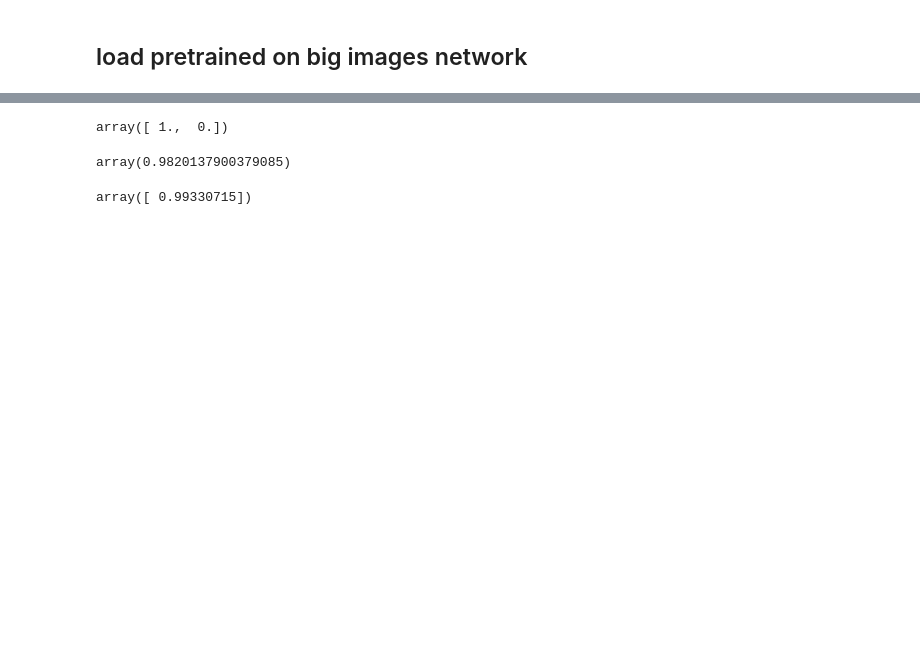
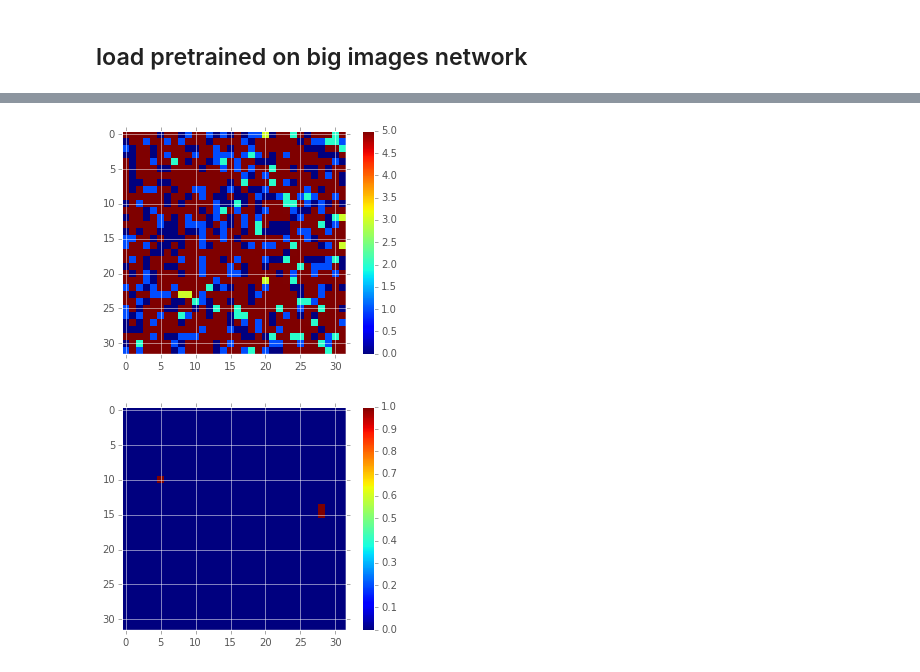
Before and after one commit to Aelphy/muon_trigger, a Jupyter notebook: evals/Complexity estimation.ipynb, the cells around one changed output, grey strips where cells are left out. Saved outputs shown, nothing was run; the diff lists cells and outputs as text; code cells hidden in the pictures; blank space fills up the shorter version.

```diff
--- a/evals/Complexity estimation.ipynb
+++ b/evals/Complexity estimation.ipynb
@@ -201,12 +280,11 @@ array([ 0.05026699,  1.        ])
-# %%
-recall
-# %% [output]
-array([ 1.,  0.])
-# %%
-sigmoid(4)
-# %% [output]
-array(0.9820137900379085)
-# %%
-thr
-# %% [output]
-array([ 0.99330715])
+# %%
+plt.imshow(get_target(x_val)[8, 0], interpolation='none')
+plt.colorbar()
+plt.show()
+
+plt.imshow(get_target(y_val)[8, 0], interpolation='none')
+plt.colorbar()
+plt.show()
+# %% [output]
+[figure, added]
+[figure, added]
```
Also changed, not shown: parts of 35 cells of this notebook, 6 other files.
